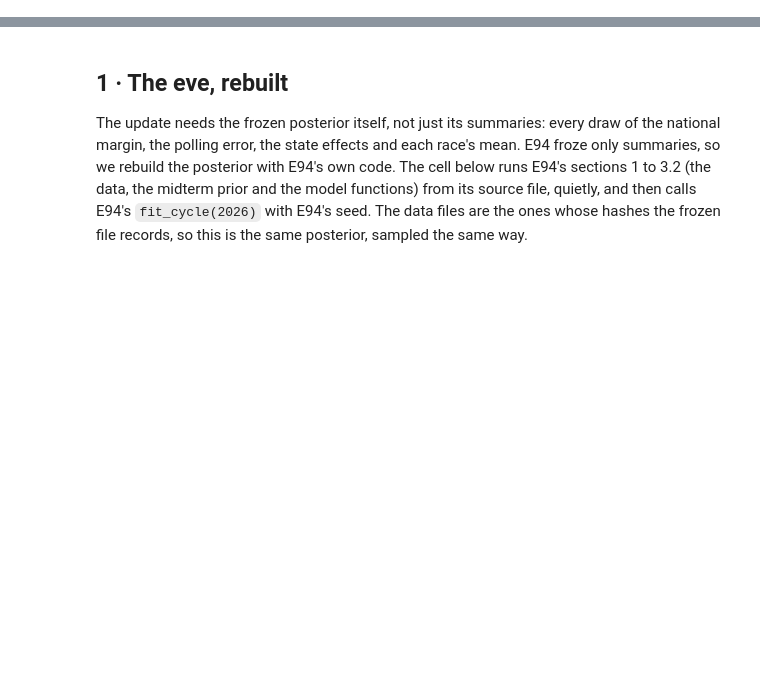
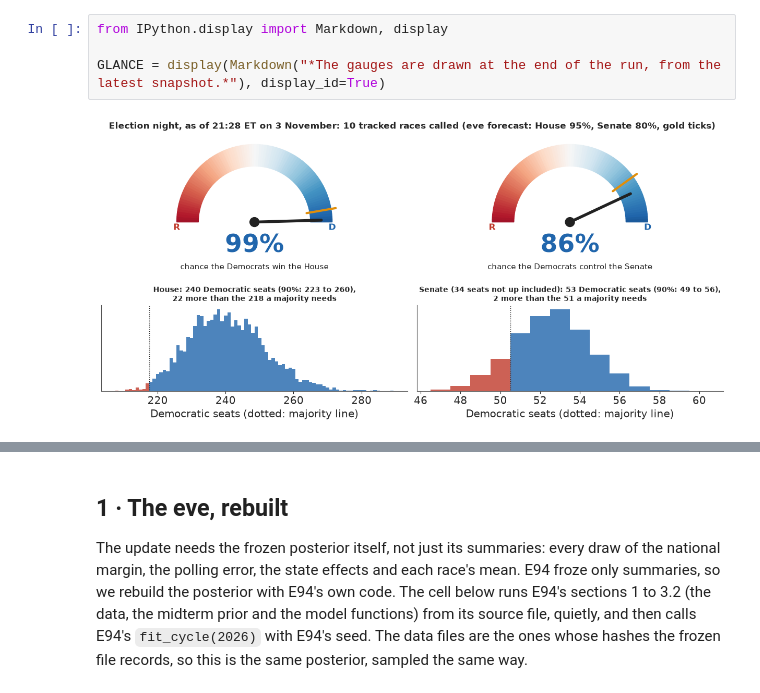
Before and after one commit to redam94/pymc-challenges, a Jupyter notebook: notebooks/examples/E95_election_night.ipynb, the cells around one changed output, grey strips where cells are left out. Cells and saved outputs as stored; diff of their text form; blank space fills up the shorter version.

```diff
--- a/notebooks/examples/E95_election_night.ipynb
+++ b/notebooks/examples/E95_election_night.ipynb
@@ -42,0 +16,6 @@ frozen eve, and the patterns that do not depend on which calls have come in.
+# %%
+from IPython.display import Markdown, display
+
+GLANCE = display(Markdown("*The gauges are drawn at the end of the run, from the latest snapshot.*"), display_id=True)
+# %% [output]
+[figure, added]
```
Also changed, not shown: parts of 6 cells of this notebook, 1 other file.
